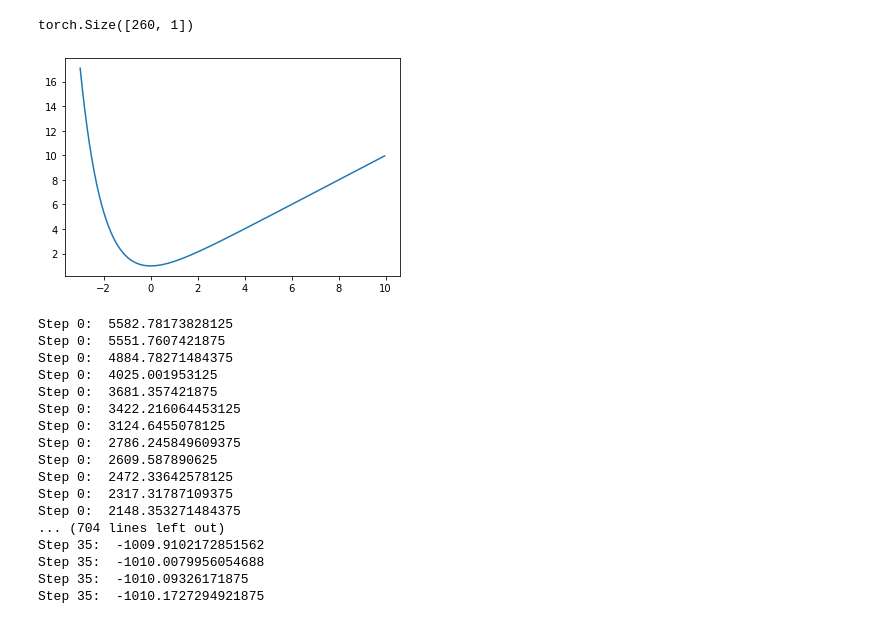
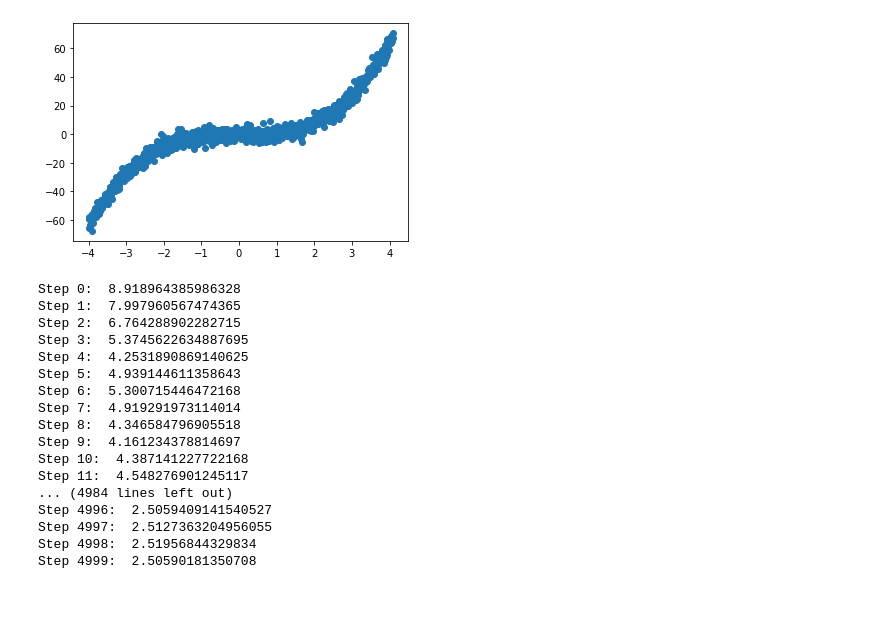
Before and after one commit to yanxon/Academy, a Jupyter notebook: Machine Learning/Deep Evidential Learning/EDL.ipynb, the cells around one changed output. Saved outputs shown, nothing was run; the diff lists cells and outputs as text; code cells hidden in the pictures.

```diff
--- a/Machine Learning/Deep Evidential Learning/EDL.ipynb
+++ b/Machine Learning/Deep Evidential Learning/EDL.ipynb
@@ -4,14 +4,15 @@ import torch
 import matplotlib.pyplot as plt
-# %%
-xs = torch.arange(-3, 10, 0.05)
-ys = 1/torch.exp(xs) + xs
-#xs = torch.arange(-5, 5, 0.05)
-#ys = torch.sin(xs) + xs
-plt.plot(xs, ys)
-xs.unsqueeze_(1)
-xs.shape
-# %% [output]
-torch.Size([260, 1])
-[figure, removed]
+# %%
+xs = torch.arange(-4., 4.1, 0.01)
+rand = torch.empty(xs.shape).normal_(mean=0,std=3.)
+ys = xs ** 3 + rand
+
+xs.unsqueeze_(1)
+ys.unsqueeze_(1)
+
+plt.scatter(xs, ys)
+total_pts = len(xs)
+# %% [output]
+[figure, added]
 # %%
 # Functions
@@ -86,37 +96,37 @@ class BasicNetwork(torch.nn.Module):
         return x
 # %%
+epochs = 5000
+
 model = BasicNetwork()
-#optim = torch.optim.Adam(model.parameters(), lr=1e-2)
-optim = torch.optim.LBFGS(model.parameters(), lr=1e-1)
-for i in range(36):
+optim = torch.optim.Adam(model.parameters(), lr=5e-3)
+#optim = torch.optim.LBFGS(model.parameters(), lr=5e-5)
+for epoch in range(epochs):
     def closure():
-        loss = 0.
-        for x, y in zip(xs, ys):
-            output = model(x)
-            loss += EvidentialRegression(y, output)
-        print(f"Step {i}: ", loss.item())
+        output = model(xs)
+        loss = EvidentialRegression(ys, output)
+        print(f"Step {epoch}: ", loss.item())
         optim.zero_grad()
         loss.backward()
         return loss
     optim.step(closure)
 # %% [output]
-Step 0:  5582.78173828125
-Step 0:  5551.7607421875
-Step 0:  4884.78271484375
-Step 0:  4025.001953125
-Step 0:  3681.357421875
-Step 0:  3422.216064453125
-Step 0:  3124.6455078125
-Step 0:  2786.245849609375
-Step 0:  2609.587890625
-Step 0:  2472.33642578125
-Step 0:  2317.31787109375
-Step 0:  2148.353271484375
-... (704 lines left out)
-Step 35:  -1009.9102172851562
-Step 35:  -1010.0079956054688
-Step 35:  -1010.09326171875
-Step 35:  -1010.1727294921875
+Step 0:  8.918964385986328
+Step 1:  7.997960567474365
+Step 2:  6.764288902282715
+Step 3:  5.3745622634887695
+Step 4:  4.2531890869140625
+Step 5:  4.939144611358643
+Step 6:  5.300715446472168
+Step 7:  4.919291973114014
+Step 8:  4.346584796905518
+Step 9:  4.161234378814697
+Step 10:  4.387141227722168
+Step 11:  4.548276901245117
+... (4984 lines left out)
+Step 4996:  2.5059409141540527
+Step 4997:  2.5127363204956055
+Step 4998:  2.51956844329834
+Step 4999:  2.50590181350708
 # %%
 # Prediction
 
```
Also changed, not shown: parts of 5 cells of this notebook.
